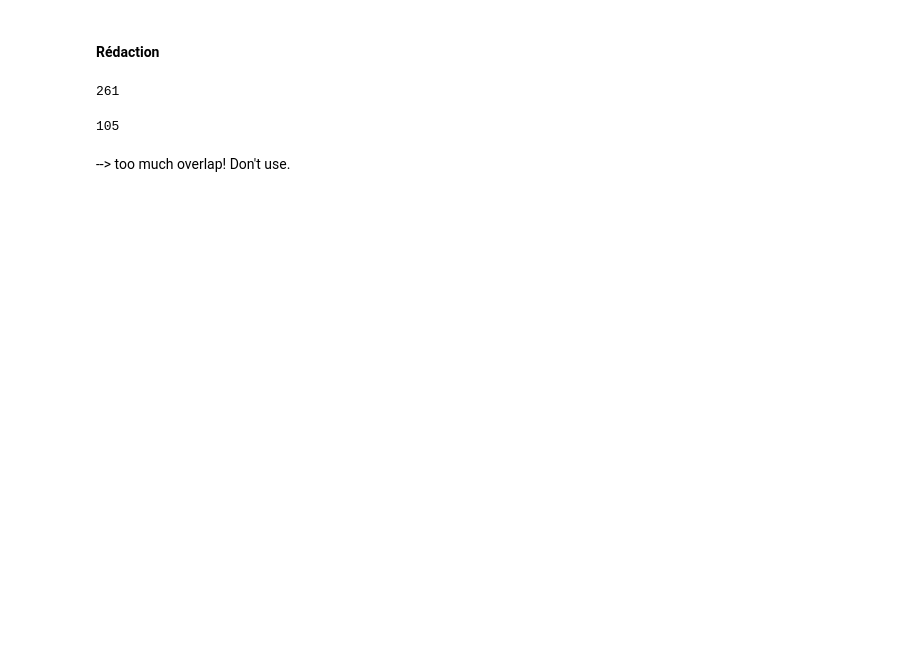
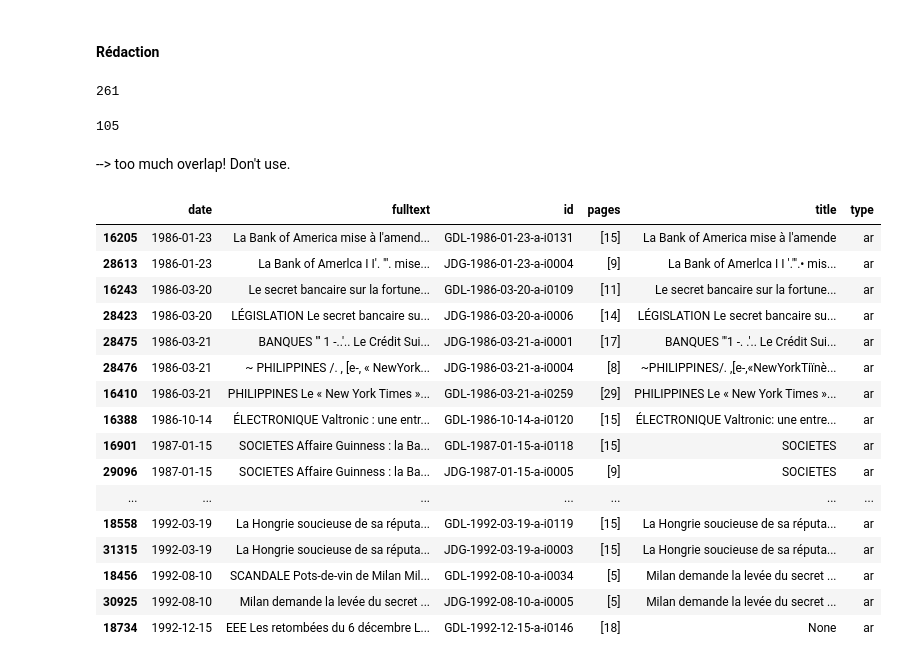
Before and after one commit to RomainMendez/Digital-Humanities-Project, a Jupyter notebook: src/author_analysis.ipynb, the cells around one changed output. Cells and saved outputs as stored; diff of their text form; code cells hidden in the pictures; blank space fills up the shorter version.

```diff
--- a/src/author_analysis.ipynb
+++ b/src/author_analysis.ipynb
@@ -377,3 +355,28 @@ red_indexes.sum()
 105
 # %% [markdown]
 --> too much overlap! Don't use.
+# %%
+articles[
+    foreign_agency_indexes
+    & banking_indexes
+    & (articles.date.dt.year >= 1986)
+    & (articles.date.dt.year <= 1992)
+].sort_values("date")
+# %% [output]
+|  | date | fulltext | id | pages | title | type |
+| 16205 | 1986-01-23 | La Bank of America mise à l'amend... | GDL-1986-01-23-a-i0131 | [15] | La Bank of America mise à l'amende | ar |
+| 28613 | 1986-01-23 | La Bank of Amerlca I I'. "'. mise... | JDG-1986-01-23-a-i0004 | [9] | La Bank of Amerlca I I '."'.• mis... | ar |
+| 16243 | 1986-03-20 | Le secret bancaire sur la fortune... | GDL-1986-03-20-a-i0109 | [11] | Le secret bancaire sur la fortune... | ar |
+| 28423 | 1986-03-20 | LÉGISLATION Le secret bancaire su... | JDG-1986-03-20-a-i0006 | [14] | LÉGISLATION Le secret bancaire su... | ar |
+| 28475 | 1986-03-21 | BANQUES "' 1 -..'.. Le Crédit Sui... | JDG-1986-03-21-a-i0001 | [17] | BANQUES "'1 -. .'.. Le Crédit Sui... | ar |
+| 28476 | 1986-03-21 | ~ PHILIPPINES /. , [e-, « NewYork... | JDG-1986-03-21-a-i0004 | [8] | ~PHILIPPINES/. ,[e-,«NewYorkTiïnè... | ar |
+| 16410 | 1986-03-21 | PHILIPPINES Le « New York Times »... | GDL-1986-03-21-a-i0259 | [29] | PHILIPPINES Le « New York Times »... | ar |
+| 16388 | 1986-10-14 | ÉLECTRONIQUE Valtronic : une entr... | GDL-1986-10-14-a-i0120 | [15] | ÉLECTRONIQUE Valtronic: une entre... | ar |
+| 16901 | 1987-01-15 | SOCIETES Affaire Guinness : la Ba... | GDL-1987-01-15-a-i0118 | [15] | SOCIETES | ar |
+| 29096 | 1987-01-15 | SOCIETES Affaire Guinness : la Ba... | JDG-1987-01-15-a-i0005 | [9] | SOCIETES | ar |
+| ... | ... | ... | ... | ... | ... | ... |
+| 18558 | 1992-03-19 | La Hongrie soucieuse de sa réputa... | GDL-1992-03-19-a-i0119 | [15] | La Hongrie soucieuse de sa réputa... | ar |
+| 31315 | 1992-03-19 | La Hongrie soucieuse de sa réputa... | JDG-1992-03-19-a-i0003 | [15] | La Hongrie soucieuse de sa réputa... | ar |
+| 18456 | 1992-08-10 | SCANDALE Pots-de-vin de Milan Mil... | GDL-1992-08-10-a-i0034 | [5] | Milan demande la levée du secret ... | ar |
+| 30925 | 1992-08-10 | Milan demande la levée du secret ... | JDG-1992-08-10-a-i0005 | [5] | Milan demande la levée du secret ... | ar |
+| 18734 | 1992-12-15 | EEE Les retombées du 6 décembre L... | GDL-1992-12-15-a-i0146 | [18] | None | ar |
```
Also changed, not shown: parts of 9 cells of this notebook, 3 other files.
